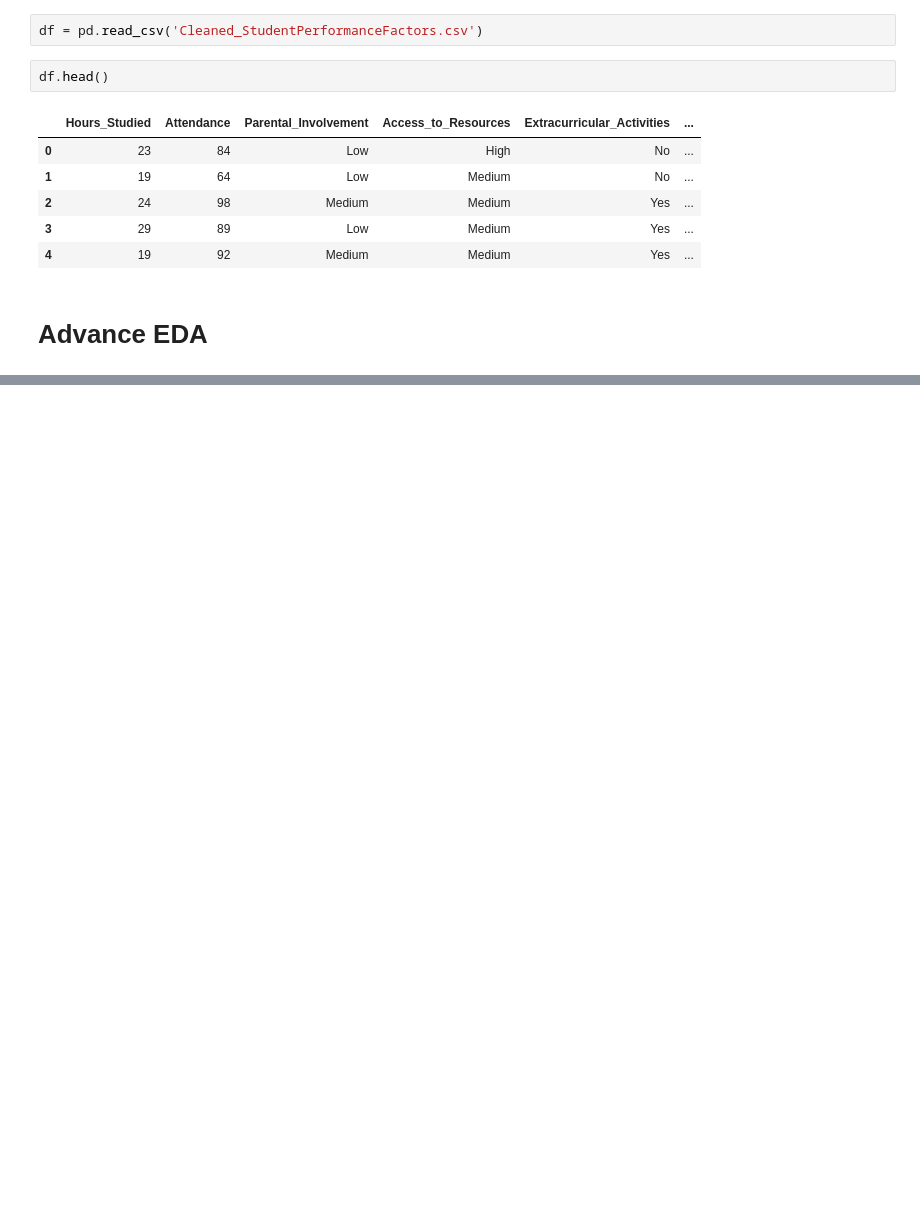
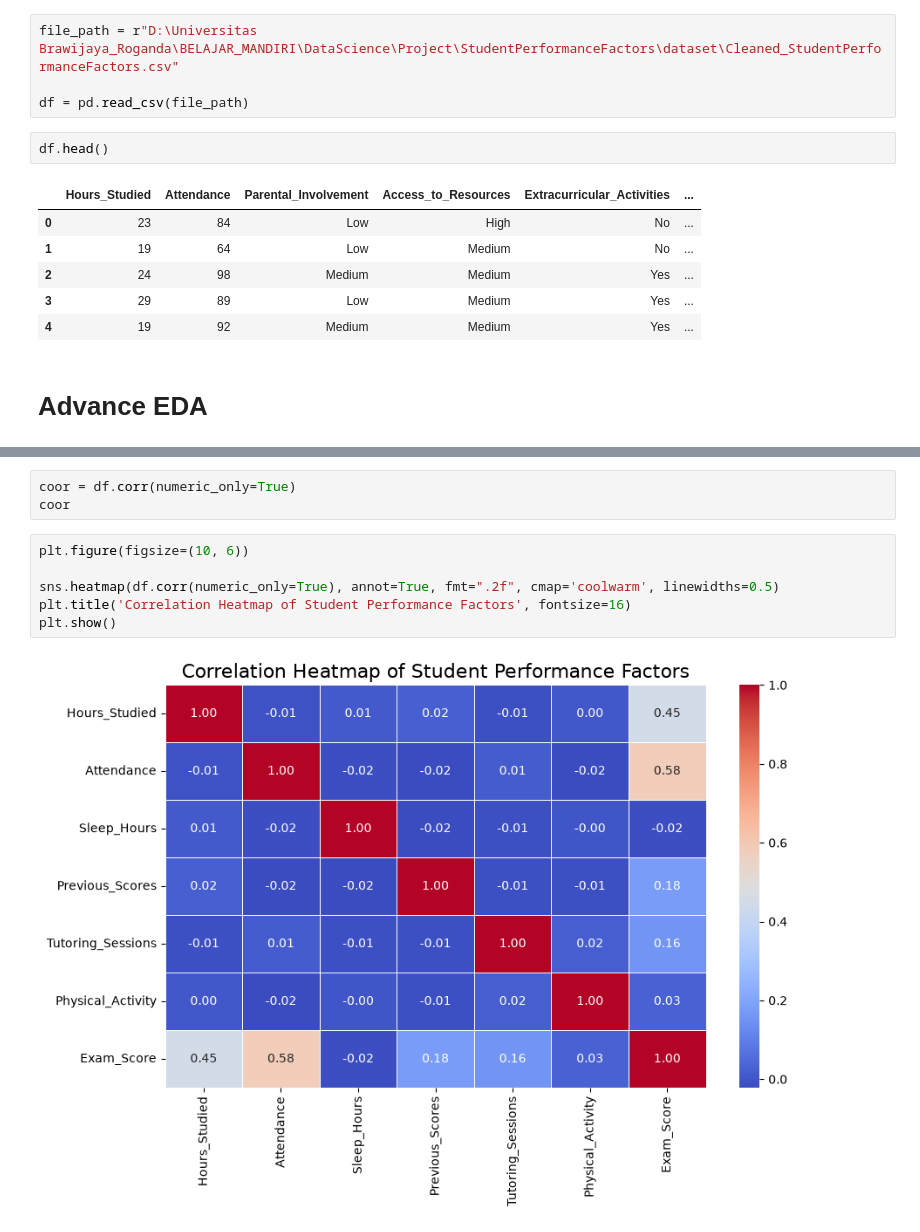
Before and after one commit to GantaLabs/StudentPerformanceFactors, a Jupyter notebook: notebook/Advanced_Process.ipynb, the cells around one changed output, grey strips where cells are left out. Drawn from its saved outputs; the diff is of its cells as text; blank space fills up the shorter version.

```diff
--- a/notebook/Advanced_Process.ipynb
+++ b/notebook/Advanced_Process.ipynb
@@ -4,7 +4,9 @@
 import numpy as np
 import pandas as pd
 # %%
-df = pd.read_csv('Cleaned_StudentPerformanceFactors.csv')
+file_path = r"D:\Universitas Brawijaya_Roganda\BELAJAR_MANDIRI\DataScience\Project\StudentPerformanceFactors\dataset\Cleaned_StudentPerformanceFactors.csv"
+
+df = pd.read_csv(file_path)
 # %%
 df.head()
 # %% [output]
@@ -23,0 +24,11 @@ KeyboardInterrupt:
+# %%
+coor = df.corr(numeric_only=True)
+coor
+# %%
+plt.figure(figsize=(10, 6))
+
+sns.heatmap(df.corr(numeric_only=True), annot=True, fmt=".2f", cmap='coolwarm', linewidths=0.5)
+plt.title('Correlation Heatmap of Student Performance Factors', fontsize=16)
+plt.show()
+# %% [output]
+[figure, added]
```
Also changed, not shown: parts of 1 cell of this notebook, 1 other file.
